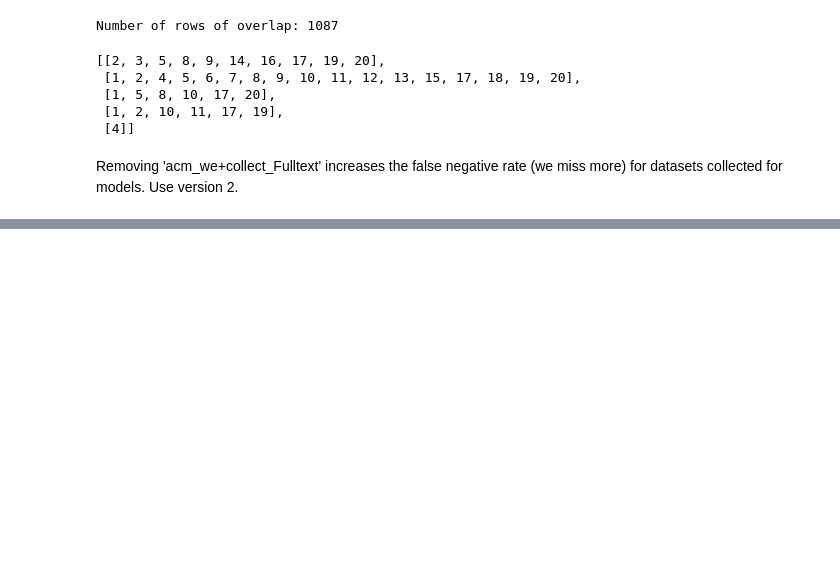
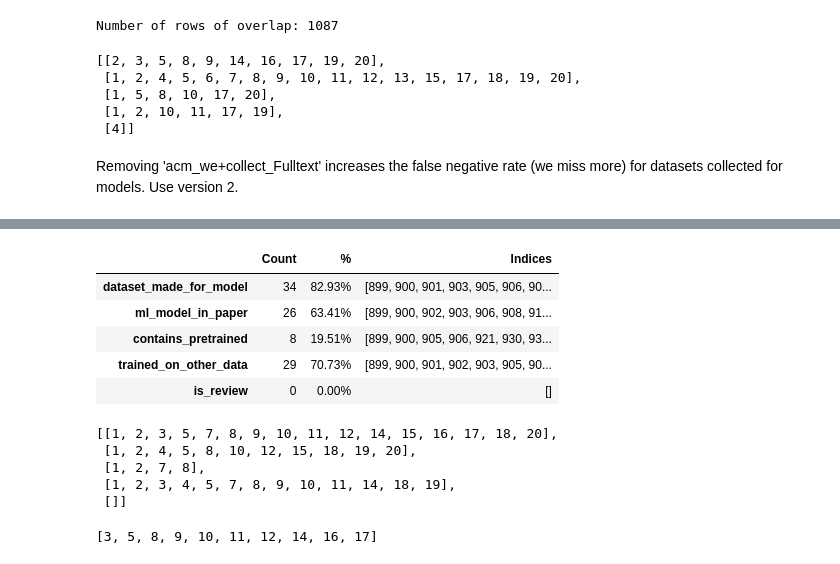
Before and after one commit to audtree/labeler-bias, a Jupyter notebook: prelim-analysis.ipynb, the cells around one changed output, grey strips where cells are left out. Drawn from its saved outputs; the diff is of its cells as text; code cells hidden in the pictures; blank space fills up the shorter version.

```diff
--- a/prelim-analysis.ipynb
+++ b/prelim-analysis.ipynb
@@ -447,0 +475,23 @@ Number of rows of overlap: 1087
+# %%
+v4i1_df = df[(df['volume'] == 4) & (df['number'] == 1)]
+print_summary_withindices_df(cols, v4i1_df)
+v4i1_df[:20][cols].apply(lambda x: (x.index[x]-898).to_list()).to_list()
+# %% [output]
+|  | Count | % | Indices |
+| dataset_made_for_model | 34 | 82.93% | [899, 900, 901, 903, 905, 906, 90... |
+| ml_model_in_paper | 26 | 63.41% | [899, 900, 902, 903, 906, 908, 91... |
+| contains_pretrained | 8 | 19.51% | [899, 900, 905, 906, 921, 930, 93... |
+| trained_on_other_data | 29 | 70.73% | [899, 900, 901, 902, 903, 905, 90... |
+| is_review | 0 | 0.00% | [] |
+[[1, 2, 3, 5, 7, 8, 9, 10, 11, 12, 14, 15, 16, 17, 18, 20],
+ [1, 2, 4, 5, 8, 10, 12, 15, 18, 19, 20],
+ [1, 2, 7, 8],
+ [1, 2, 3, 4, 5, 7, 8, 9, 10, 11, 14, 18, 19],
+ []]
+# %%
+r =[ 1, 2, 4, 7, 15, 18, 20]
+ff = [1, 2, 3, 5, 7, 8, 9, 10, 11, 12, 14, 15, 16, 17, 18, 20]
+
+[x for x in ff if x not in r]
+# %% [output]
+[3, 5, 8, 9, 10, 11, 12, 14, 16, 17]
```
Also changed, not shown: parts of 3 cells of this notebook.
